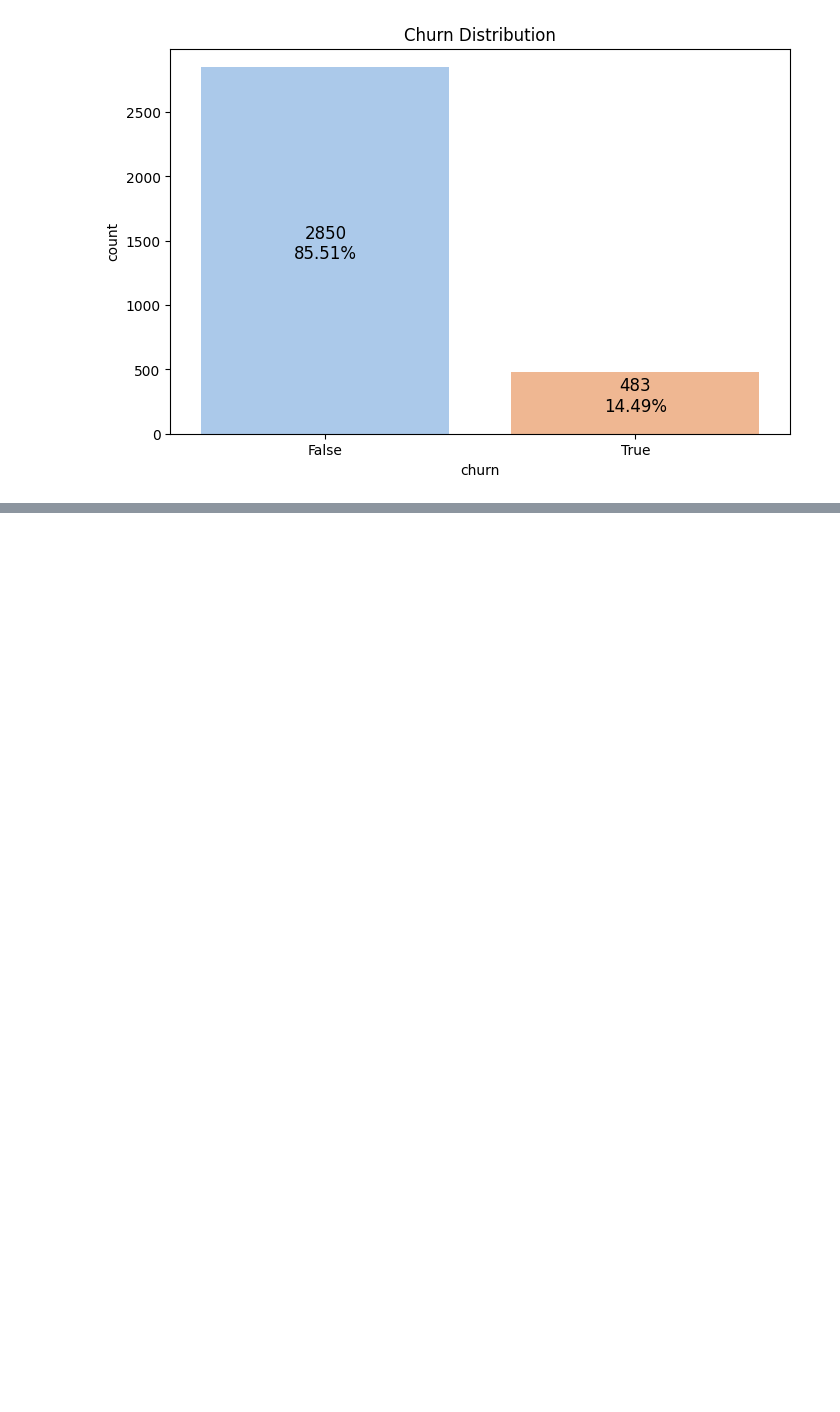
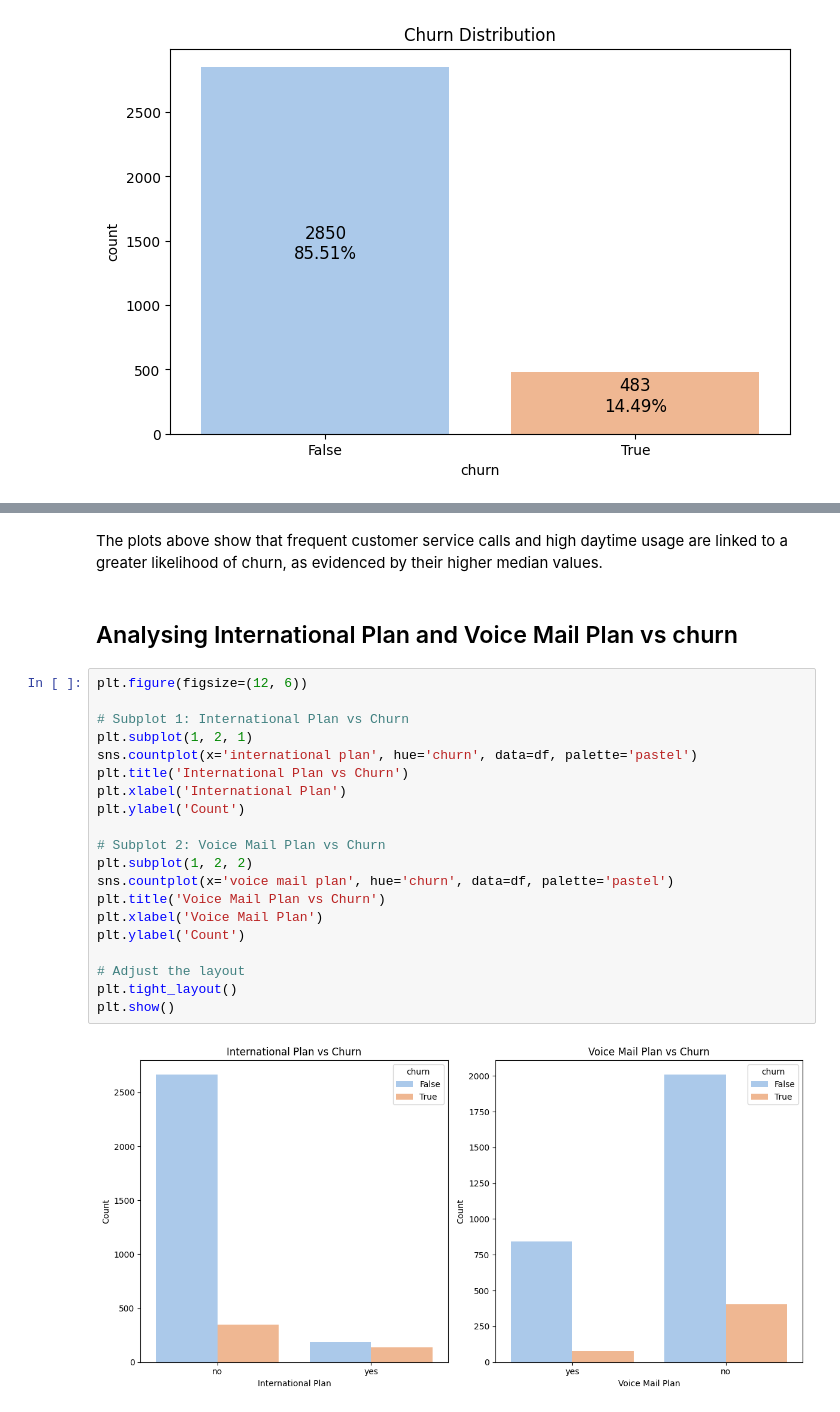
Before and after one commit to papyrusleaf/Syriatel-Customer-Churn-Modelling, a Jupyter notebook: index.ipynb, the cells around one changed output, grey strips where cells are left out. Cells and saved outputs as stored; diff of their text form; blank space fills up the shorter version.

```diff
--- a/index.ipynb
+++ b/index.ipynb
@@ -116,0 +167,26 @@ plt.show()
+# %% [markdown]
+The plots above show that frequent customer service calls and high daytime usage are linked to a greater likelihood of churn, as evidenced by their higher median values.
+# %% [markdown]
+## Analysing International Plan and Voice Mail Plan vs churn
+# %%
+plt.figure(figsize=(12, 6))
+
+# Subplot 1: International Plan vs Churn
+plt.subplot(1, 2, 1)
+sns.countplot(x='international plan', hue='churn', data=df, palette='pastel')
+plt.title('International Plan vs Churn')
+plt.xlabel('International Plan')
+plt.ylabel('Count')
+
+# Subplot 2: Voice Mail Plan vs Churn
+plt.subplot(1, 2, 2)
+sns.countplot(x='voice mail plan', hue='churn', data=df, palette='pastel')
+plt.title('Voice Mail Plan vs Churn')
+plt.xlabel('Voice Mail Plan')
+plt.ylabel('Count')
+
+# Adjust the layout
+plt.tight_layout()
+plt.show()
+# %% [output]
+[figure, added]
```
Also changed, not shown: parts of 17 cells of this notebook.
